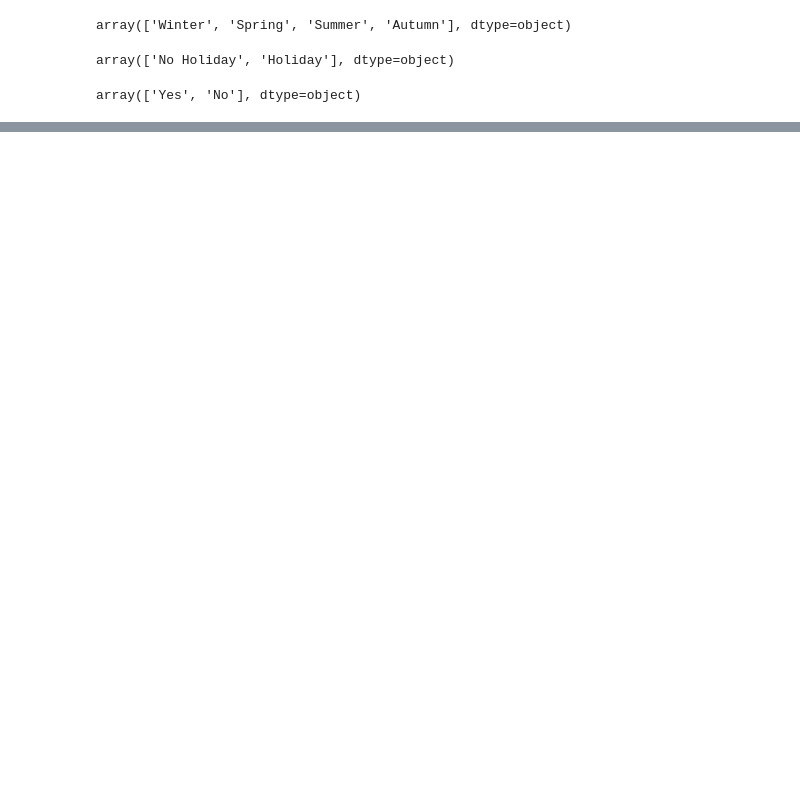
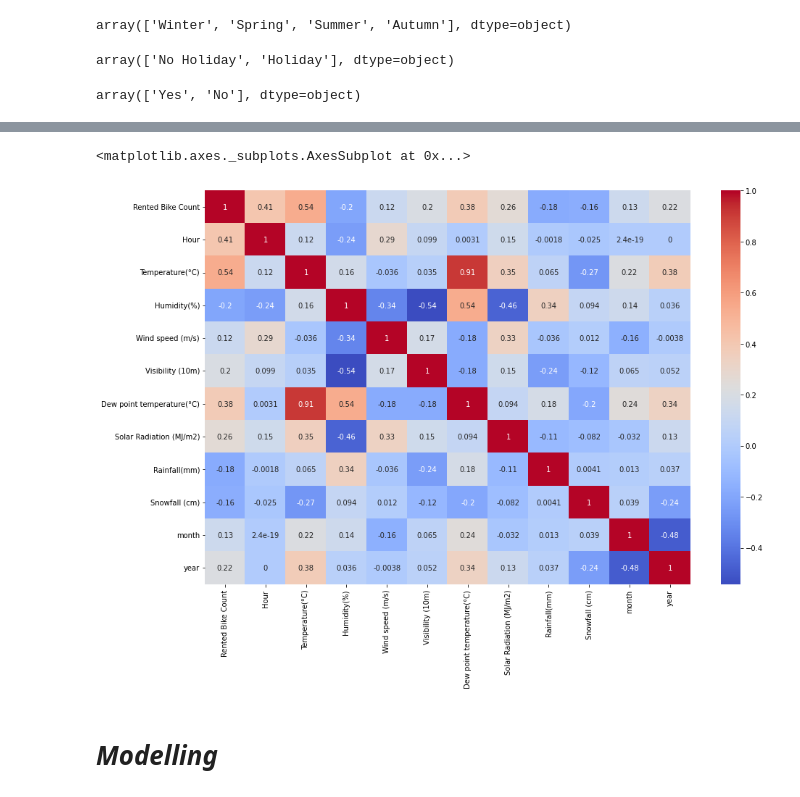
Before and after one commit to SuhasTantri/Bike-Demand-Prediction, a Jupyter notebook: Suhas_Bike_sharing_Demand_prediction_project.ipynb, the cells around one changed output, grey strips where cells are left out. Drawn from its saved outputs; the diff is of its cells as text; code cells hidden in the pictures; blank space fills up the shorter version.

```diff
--- a/Suhas_Bike_sharing_Demand_prediction_project.ipynb
+++ b/Suhas_Bike_sharing_Demand_prediction_project.ipynb
@@ -263,0 +290,11 @@ newdf['Seasons']=labelencoder.fit_transform(newdf['Seasons'])
+# %%
+# Heatmap to see the correlation among the variables
+plt.figure(figsize=(15,10))
+correlation = df.corr()
+sns.heatmap(correlation, annot=True, cmap='coolwarm')
+# %% [output]
+<matplotlib.axes._subplots.AxesSubplot at 0x...>
+[figure, added]
+# %% [markdown]
+
+# ***Modelling***
```
Also changed, not shown: parts of 10 cells of this notebook.
